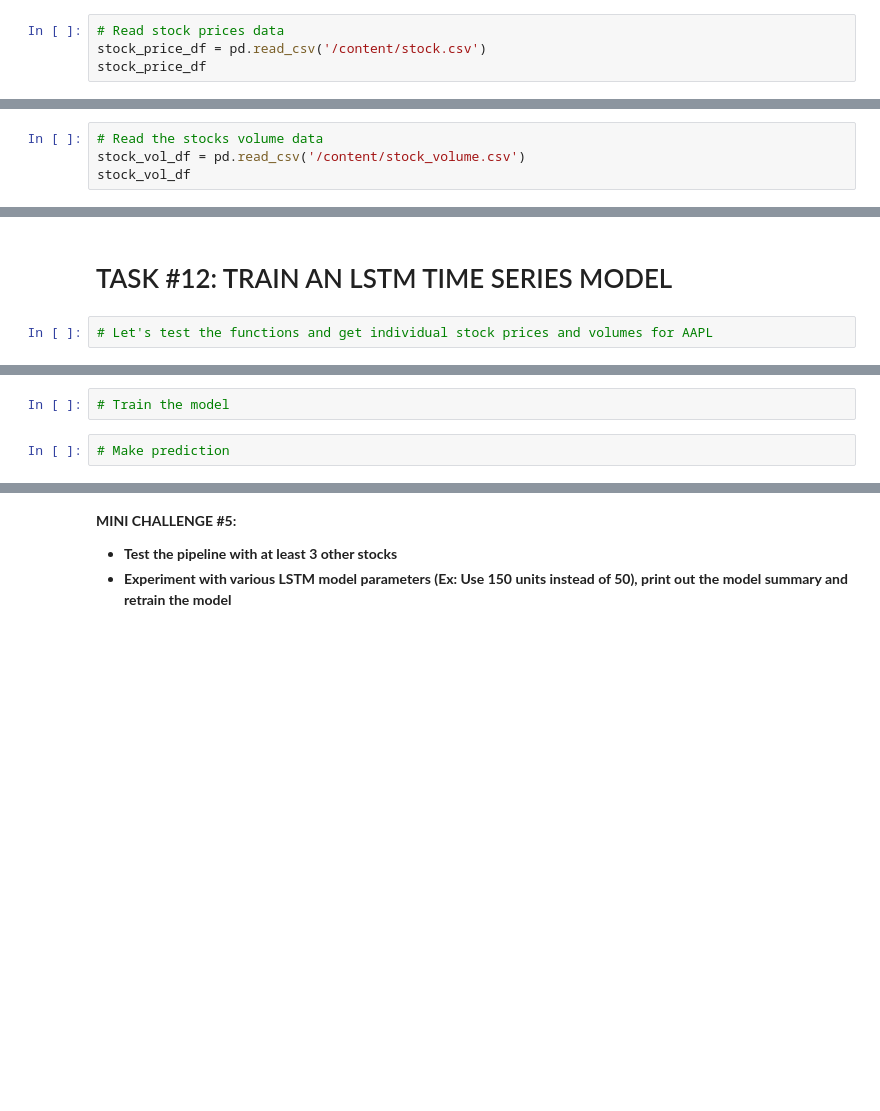
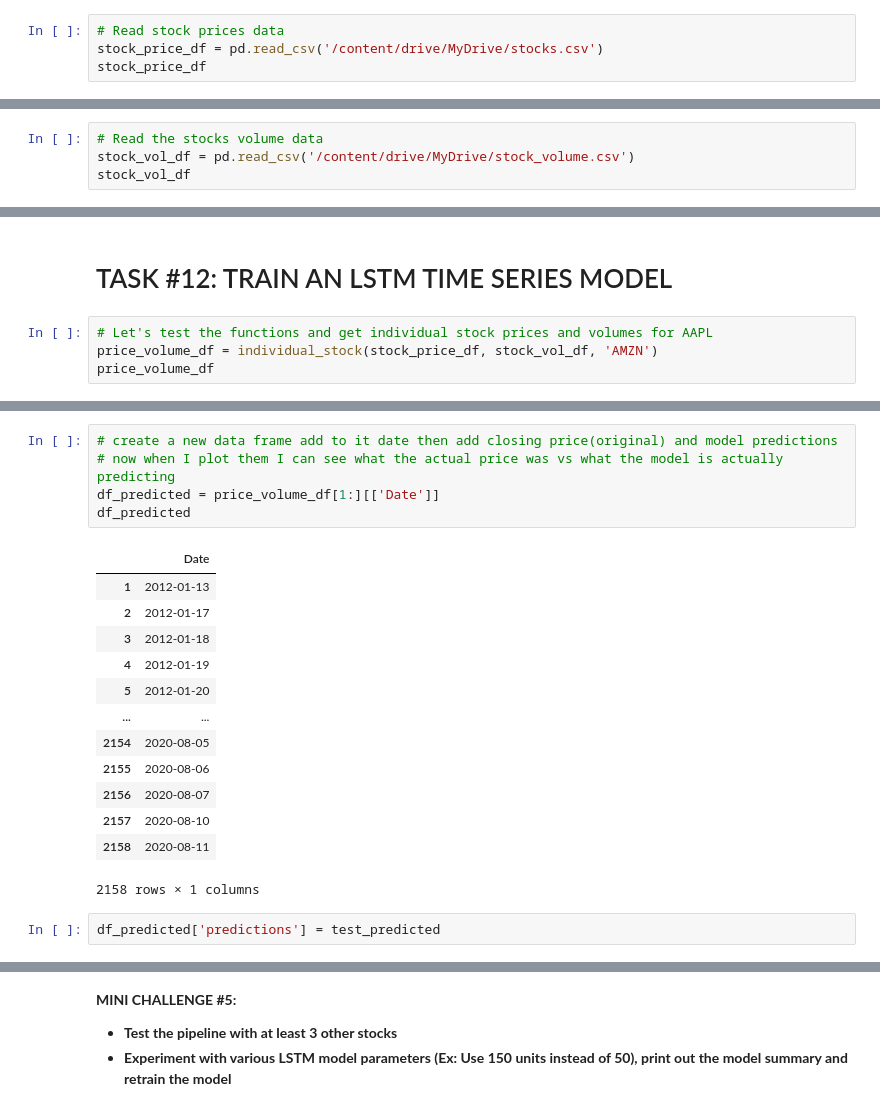
Before and after one commit to sehrish30/Stock-analysis, a Jupyter notebook: ML_In_Finance_Stock_Price_Predictions_Using_Regression_&_LSTM_Skeleton.ipynb, the cells around one changed output, grey strips where cells are left out. Saved outputs shown, nothing was run; the diff lists cells and outputs as text; blank space fills up the shorter version.

```diff
--- a/ML_In_Finance_Stock_Price_Predictions_Using_Regression_&_LSTM_Skeleton.ipynb
+++ b/ML_In_Finance_Stock_Price_Predictions_Using_Regression_&_LSTM_Skeleton.ipynb
@@ -32,7 +32,7 @@ from sklearn.model_selection import train_test_split
 from tensorflow import keras
 # %%
 # Read stock prices data
-stock_price_df = pd.read_csv('/content/stock.csv')
+stock_price_df = pd.read_csv('/content/drive/MyDrive/stocks.csv')
 stock_price_df
 # %% [output]
 |  | Date | AAPL | BA | T | MGM | AMZN | IBM | TSLA | GOOG | sp500 |
@@ -50,7 +50,7 @@ stock_price_df
 2159 rows × 10 columns
 # %%
 # Read the stocks volume data
-stock_vol_df = pd.read_csv('/content/stock_volume.csv')
+stock_vol_df = pd.read_csv('/content/drive/MyDrive/stock_volume.csv')
 stock_vol_df
 # %% [output]
 |  | Date | AAPL | BA | T | MGM | AMZN | IBM | TSLA | GOOG | sp500 |
@@ -629,3 +629,5 @@ interactive_plot(df_predicted, 'Original vs. Predictions')
 # TASK #12: TRAIN AN LSTM TIME SERIES MODEL
 # %%
 # Let's test the functions and get individual stock prices and volumes for AAPL
+price_volume_df = individual_stock(stock_price_df, stock_vol_df, 'AMZN')
+price_volume_df
@@ -646,4 +857,21 @@ interactive_plot(df_predicted, 'Original vs. Predictions')
-# %%
-# Train the model
-# %%
-# Make prediction
+# %%
+# create a new data frame add to it date then add closing price(original) and model predictions
+# now when I plot them I can see what the actual price was vs what the model is actually predicting
+df_predicted = price_volume_df[1:][['Date']]
+df_predicted
+# %% [output]
+|  | Date |
+| 1 | 2012-01-13 |
+| 2 | 2012-01-17 |
+| 3 | 2012-01-18 |
+| 4 | 2012-01-19 |
+| 5 | 2012-01-20 |
+| ... | ... |
+| 2154 | 2020-08-05 |
+| 2155 | 2020-08-06 |
+| 2156 | 2020-08-07 |
+| 2157 | 2020-08-10 |
+| 2158 | 2020-08-11 |
+2158 rows × 1 columns
+# %%
+df_predicted['predictions'] = test_predicted
```
Also changed, not shown: parts of 28 cells of this notebook.
